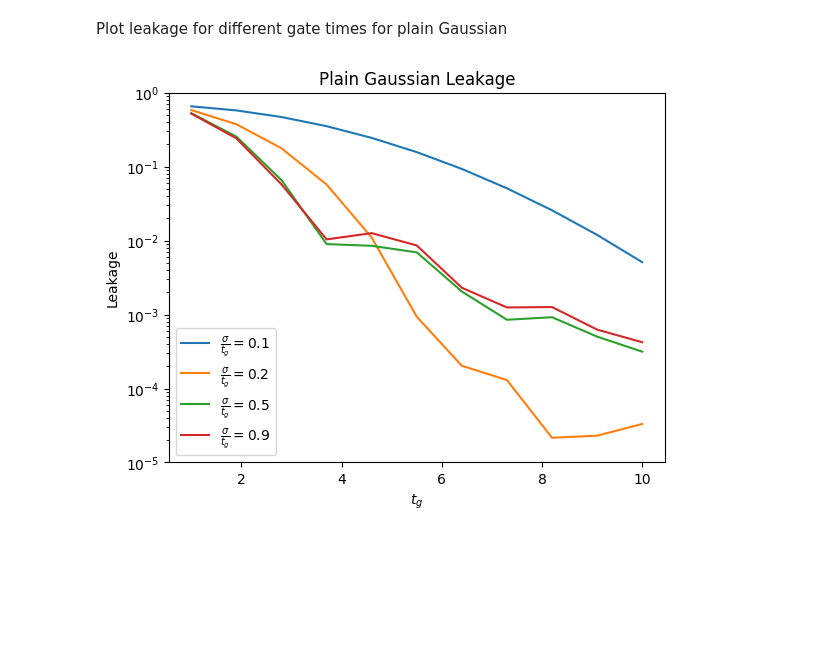
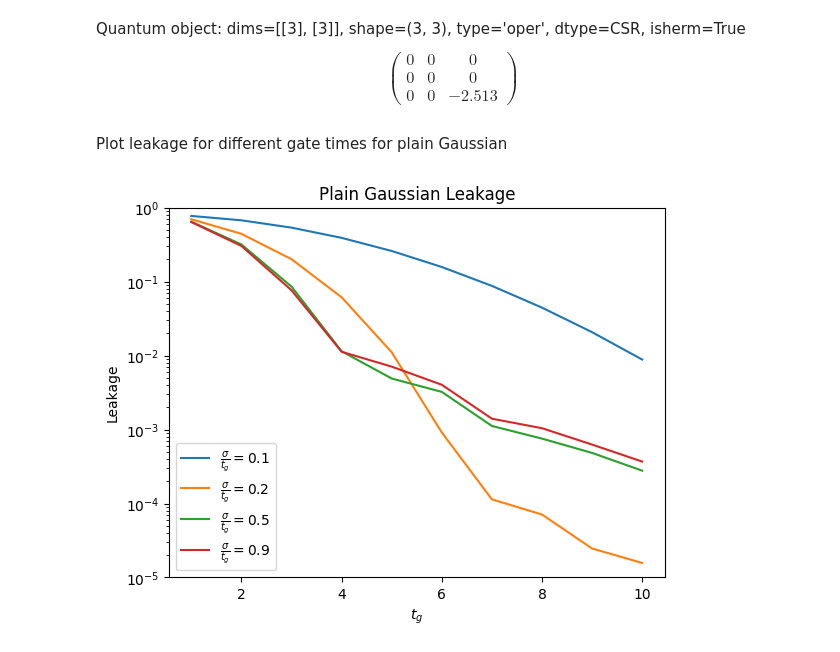
Before and after one commit to NickyNASA/PHYS-779-Project, a Jupyter notebook: src/Gate Error.ipynb, the cells around one changed output. Drawn from its saved outputs; the diff is of its cells as text; code cells hidden in the pictures; blank space fills up the shorter version.

```diff
--- a/src/Gate Error.ipynb
+++ b/src/Gate Error.ipynb
@@ -10,6 +10,8 @@ from math import pi, sqrt
 import scipy as sp
 from scipy.integrate import simpson
 
+import itertools
+
 d = 3 # Number of fock states to include
 
 omega_q = 1 # GHz
@@ -20,7 +22,9 @@ alpha = 2*pi*anharmonicity
 # Width of control pulse
 tg = 10 # ns
 t_pad = 0.1 # Add 0 strength sections to front and end of pulses (is this needed?)
-t_array = np.linspace(-t_pad, tg+t_pad, 100)
+N_t = 501
+t_array = np.linspace(-t_pad, tg+t_pad, N_t)
+dt = t_array[1] - t_array[0]
 
 ad = qt.create(d)
 a = qt.destroy(d)
@@ -50,6 +54,10 @@ def fI_gaussian(t, tg, sigma):
     B = np.exp(-(tg**2) / (8*sigma**2))
     return flag * (np.exp(-(t-tg/2)**2 / (2*sigma**2)) - B) / (sqrt(2*pi)*sigma*math.erf(tg / (sqrt(8)*sigma)) - tg*B)
 
+def fI_gaussian_fourier(omega, tg, sigma):
+    B = np.exp(-(tg**2) / (8*sigma**2))
+    c1 = 1 / (sqrt(2*pi)*sigma*math.erf(tg / (sqrt(8)*sigma)) - tg*B)
+    return c1 * sqrt(2*pi)*sigma * np.exp(-(sigma*omega)**2 / 2) * sp.special.erf((tg/2 + 2j*sigma**2*omega) / (sqrt(2)*sigma)).real
 
 def is_dm(obj:qt.Qobj):
     """Returns True if the object is a density matrix."""
@@ -63,6 +71,17 @@ def L(state:qt.Qobj):
         rho = qt.ket2dm(state)
 
     return 1 - np.abs(rho[0,0] + rho[1,1])
+
+def generate_array_from(f, *ranges):
+    """Create an array with size equal to (len(ranges[0]), len(ranges[1]), len(ranges[2])...) and fills it with evaluating f on all enumerated range values."""
+    enumed_ranges = [list(enumerate(r)) for r in ranges]
+    result = np.zeros([len(r) for r in ranges])
+
+    for items in itertools.product(*enumed_ranges):
+        indices = [item[0] for item in items]
+        result[*indices] = f(*items)
+
+    return result
 # %%
 psi0 = qt.basis(d, 0)
 
@@ -106,27 +176,33 @@ plt.show()
+# %%
+display(H_R_gaussian(0))
+# %% [output]
+Quantum object: dims=[[3], [3]], shape=(3, 3), type='oper', dtype=CSR, isherm=True$$\left(\begin{array}{cc}0 & 0 & 0\\0 & 0 & 0\\0 & 0 & -2.513\end{array}\right)$$
 # %% [markdown]
 Plot leakage for different gate times for plain Gaussian
 # %%
-tg_array = np.linspace(1, 10, 11) # ns
+tg_array = np.linspace(1, 10, 10) # ns
 sigma_array = np.array([0.1, 0.2, 0.5, 0.9])
 
 leakage_array2 = np.zeros([len(tg_array), len(sigma_array)])
 
-for i, tg in enumerate(tg_array):
-    for j, sigma_scalar in enumerate(sigma_array):
-        sigma = sigma_scalar * tg
-        t_array = np.linspace(-t_pad, tg+t_pad, 100)
+def get_gauss_leakage2(_tg, _sigma):
+    _, tg = _tg
+    _, sigma_scalar = _sigma
 
-        H_R_gaussian = qt.QobjEvo(H_R_func, args={'fI': lambda t: pi*fI_gaussian(t, tg, sigma), 'fQ': lambda t: 0})
-        result = qt.sesolve(H_R_gaussian, psi0, t_array)
-        leakage = L(result.final_state)
-        leakage_array2[i, j] = leakage
+    sigma = sigma_scalar * tg
+    t_array = np.linspace(-t_pad, tg+t_pad, 100)
+    H_R_gaussian = qt.QobjEvo(H_R_func, args={'fI': lambda t: pi*fI_gaussian(t, tg, sigma), 'fQ': lambda t: 0})
+    result = qt.sesolve(H_R_gaussian, psi0, t_array)
+    return L(result.final_state)
+
+leakage_array2 = generate_array_from(get_gauss_leakage2, tg_array, sigma_array)
 
 plt.semilogy(tg_array, leakage_array2)
 plt.xlabel(r"$t_g$")
 plt.ylabel("Leakage")
 plt.ylim(1e-5, 1)
 plt.title("Plain Gaussian Leakage")
 plt.legend([fr"$\frac{{\sigma}}{{t_g}}={s}$" for s in sigma_array])
 plt.show()
 # %% [output]
-[figure, old version]
+[figure, new version]
```
Also changed, not shown: parts of 2 cells of this notebook, 1 other file.
